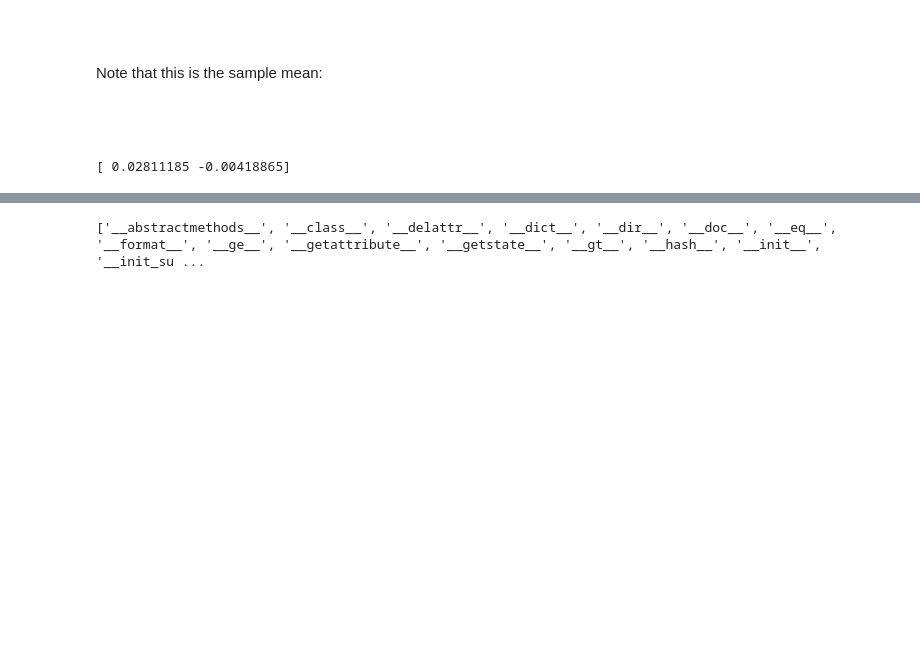
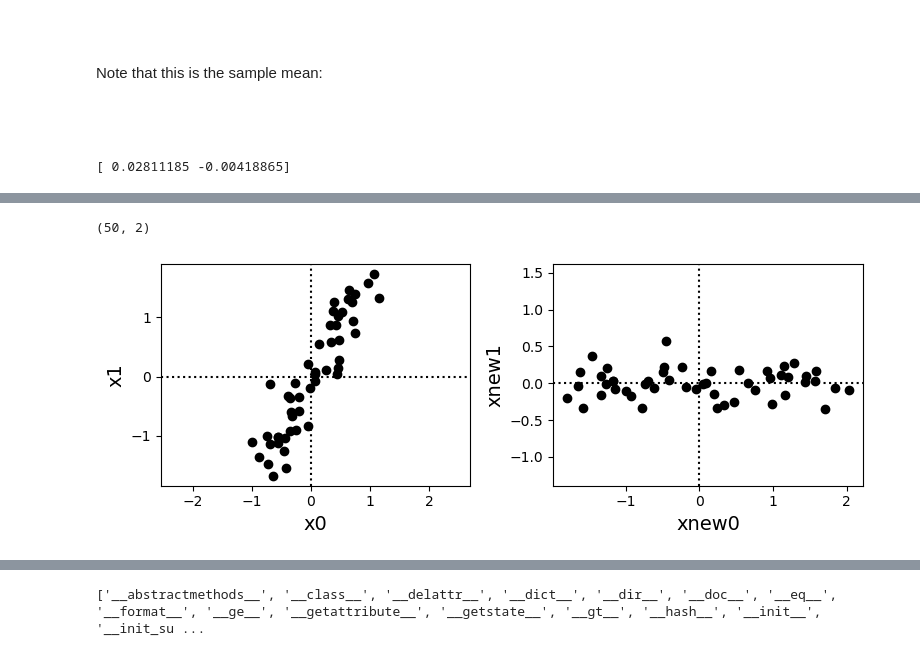
Before and after one commit to 0todd0000/OpenBook-DataAnalysisPracticeInPythonAndJupyter, a Jupyter notebook: Lessons/Lesson14/2-PCA/PCA.ipynb, the cells around one changed output, grey strips where cells are left out. Saved outputs shown, nothing was run; the diff lists cells and outputs as text; code cells hidden in the pictures; blank space fills up the shorter version.

```diff
--- a/Lessons/Lesson14/2-PCA/PCA.ipynb
+++ b/Lessons/Lesson14/2-PCA/PCA.ipynb
@@ -118,0 +130,21 @@ print( x.mean(axis=0) )
+# %%
+
+xnew = pca.transform( x )
+
+print( xnew.shape )
+
+
+# plot the dataset:
+fig,axs = plt.subplots(1, 2, figsize=(8,3), tight_layout=True)
+suffs   = ['', 'new']
+for ax,xx,suff in zip(axs, [x,xnew], suffs):
+    ax.plot(xx[:,0], xx[:,1], 'ko', label='Data')
+    ax.axhline(0, color='k', linestyle=':')
+    ax.axvline(0, color='k', linestyle=':')
+    ax.axis('equal')
+    ax.set_xlabel( f'x{suff}0', size=14)
+    ax.set_ylabel( f'x{suff}1', size=14)
+plt.show()
+# %% [output]
+(50, 2)
+[figure, added]
```
Also changed, not shown: parts of 12 cells of this notebook, 1 other file.
